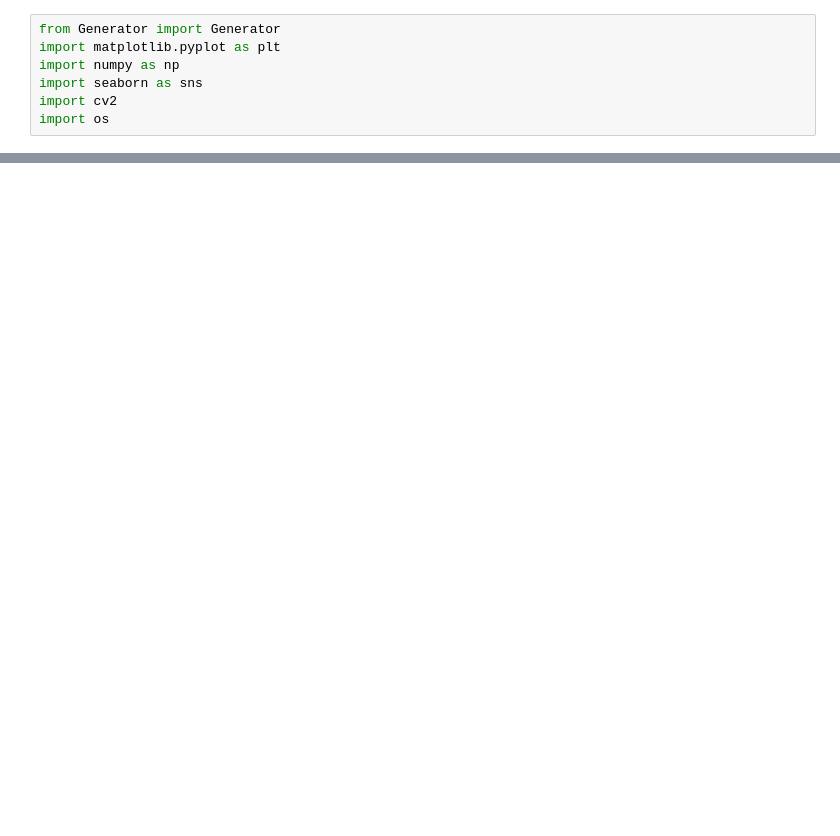
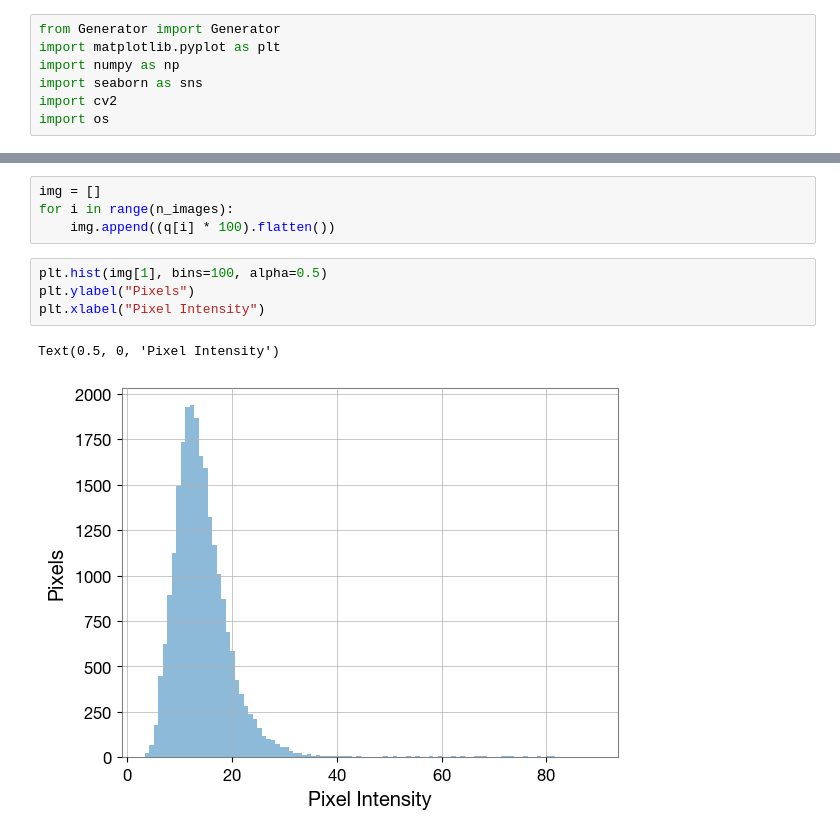
Before and after one commit to sStaite/TNAgen, a Jupyter notebook: TNAgen/noise_removal.ipynb, the cells around one changed output, grey strips where cells are left out. Cells and saved outputs as stored; diff of their text form; blank space fills up the shorter version.

```diff
--- a/TNAgen/noise_removal.ipynb
+++ b/TNAgen/noise_removal.ipynb
@@ -92,0 +101,11 @@ fig.subplots_adjust(hspace=0.1, bottom=0.1)
+# %%
+img = []
+for i in range(n_images):
+    img.append((q[i] * 100).flatten())
+# %%
+plt.hist(img[1], bins=100, alpha=0.5)
+plt.ylabel("Pixels")
+plt.xlabel("Pixel Intensity")
+# %% [output]
+Text(0.5, 0, 'Pixel Intensity')
+[figure, added]
```
Also changed, not shown: parts of 5 cells of this notebook, 4 other files.
